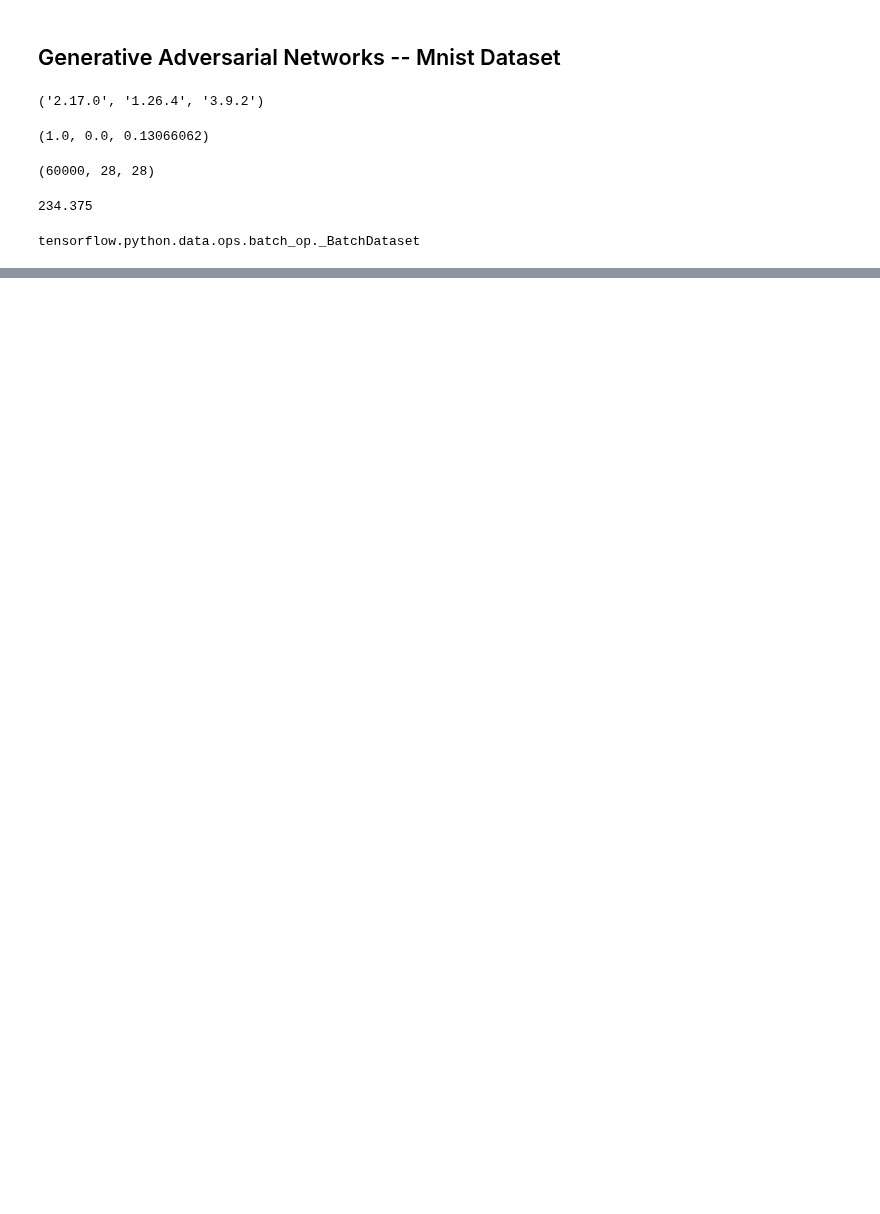
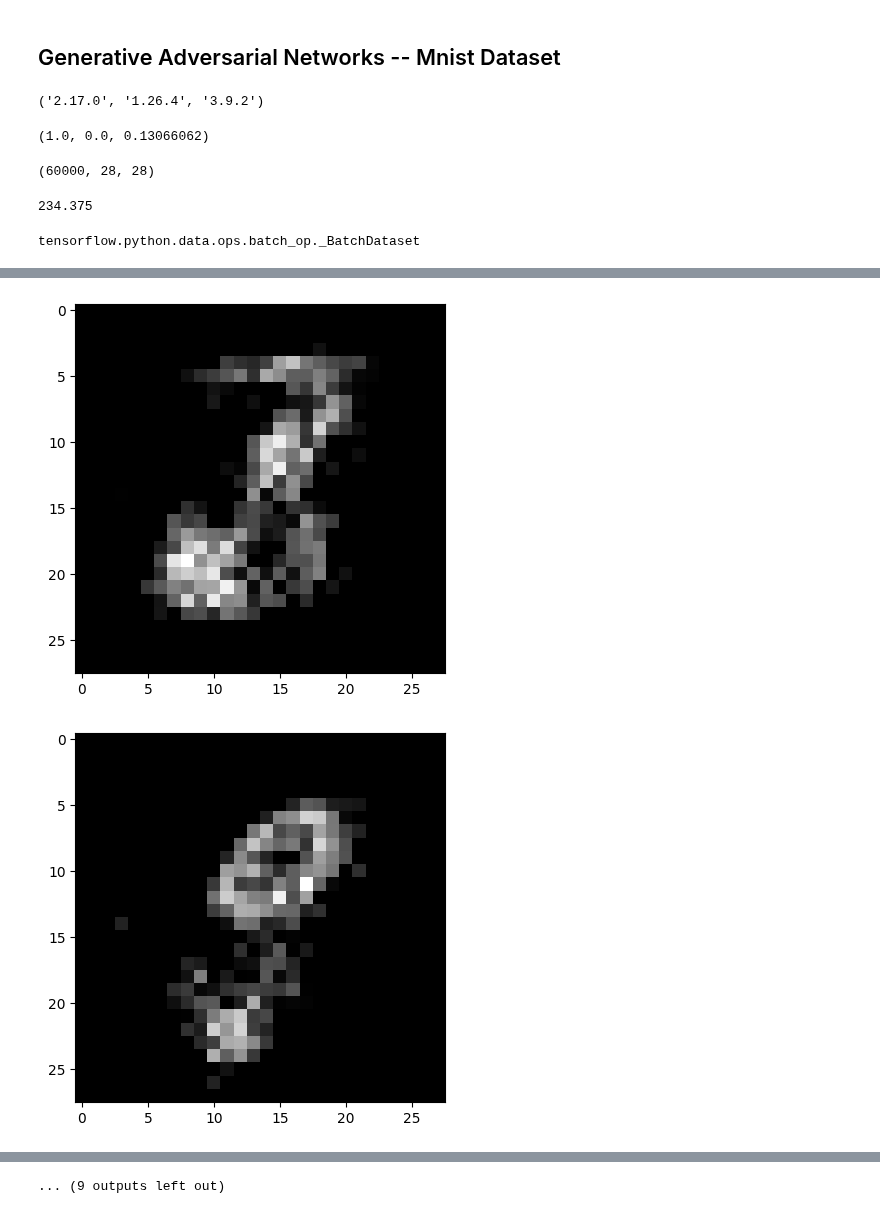
Before and after one commit to mmdes/ai-experiments, a Jupyter notebook: notebooks/25_GAN_L1L2_technique.ipynb, the cells around one changed output, grey strips where cells are left out. Cells and saved outputs as stored; diff of their text form; code cells hidden in the pictures; blank space fills up the shorter version.

```diff
--- a/notebooks/25_GAN_L1L2_technique.ipynb
+++ b/notebooks/25_GAN_L1L2_technique.ipynb
@@ -182,0 +182,7 @@ KeyboardInterrupt:
+# %%
+samples = np.random.normal(size=(20, 100))
+predictions = generator.predict(samples)
+for i in range(predictions.shape[0]):
+    plt.imshow(predictions[i, :], cmap='gray')
+    plt.show()
+# %% [output]
@@ -182,0 +190,2 @@ KeyboardInterrupt:
+[figure, added]
+[figure, added]
@@ -182,0 +201 @@ KeyboardInterrupt:
+... (9 outputs left out)
```
Also changed, not shown: parts of 6 cells of this notebook.
